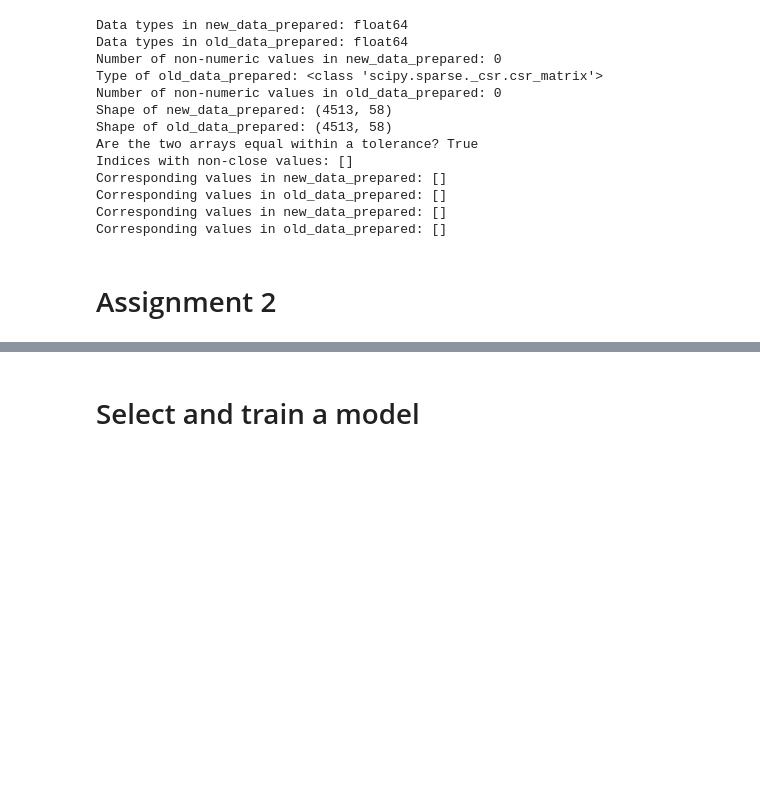
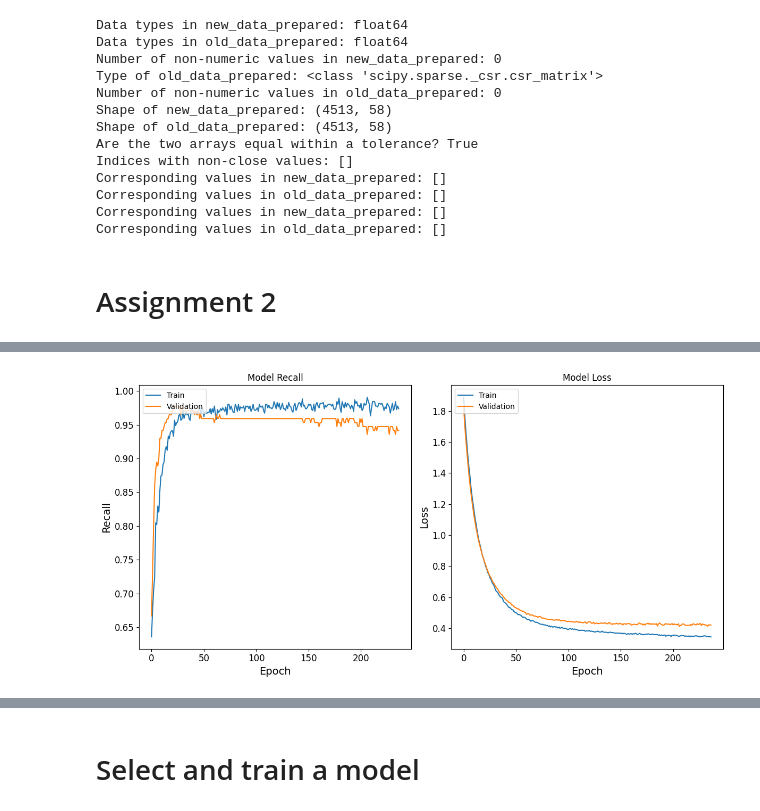
Before and after one commit to IuliaCipleu/Detect-Software-Conflict-with-Tensorflow, a Jupyter notebook: CipleuIuliaOlivia.ipynb, the cells around one changed output, grey strips where cells are left out. Drawn from its saved outputs; the diff is of its cells as text; code cells hidden in the pictures; blank space fills up the shorter version.

```diff
--- a/CipleuIuliaOlivia.ipynb
+++ b/CipleuIuliaOlivia.ipynb
@@ -1991,0 +1975,79 @@ Test Recall: 0.96875
+# %%
+import tensorflow as tf
+from sklearn.model_selection import train_test_split
+import numpy as np
+import matplotlib.pyplot as plt
+from sklearn.utils import class_weight
+
+# Split the preprocessed data into training and testing sets
+X_train, X_test, y_train, y_test = train_test_split(X_processed, y, test_size=0.2, random_state=42)
+
+# Define the TensorFlow model architecture with reduced complexity and regularization
+model = tf.keras.Sequential([
+    tf.keras.layers.Dense(64, activation='relu', input_shape=(X_train.shape[1],), kernel_regularizer=tf.keras.regularizers.l2(0.01)),
+    tf.keras.layers.Dropout(0.2),
+    tf.keras.layers.Dense(64, activation='relu', kernel_regularizer=tf.keras.regularizers.l2(0.01)),
+    tf.keras.layers.Dropout(0.2),
+    tf.keras.layers.Dense(1, activation='sigmoid')
+])
+
+# Compile the model with Adam optimizer and reduced initial learning rate
+initial_learning_rate = 0.0001
+custom_optimizer = tf.keras.optimizers.Adam(learning_rate=initial_learning_rate)
+model.compile(optimizer=custom_optimizer, loss='binary_crossentropy', metrics=[tf.keras.metrics.Recall(name='recall')])
+
+# Define callbacks for early stopping and learning rate reduction
+early_stopping = tf.keras.callbacks.EarlyStopping(
+    monitor='val_loss', patience=30, restore_best_weights=True)
+reduce_lr = tf.keras.callbacks.ReduceLROnPlateau(
+    monitor='val_loss', factor=0.2, patience=10, min_lr=0.0001)
+
+# Calculate class weights
+class_weights = class_weight.compute_class_weight(class_weight='balanced', classes=np.unique(y_train), y=y_train)
+class_weights_dict = {i: class_weights[i] for i in range(len(class_weights))}
+
+# Convert y_train to NumPy array
+y_train = y_train.values
+
+# Train the model with class weights and additional callbacks
+history = model.fit(X_train, y_train, epochs=300, validation_split=0.2,
+                    class_weight=class_weights_dict, callbacks=[early_stopping, reduce_lr])
+
+# Evaluate the model on the training set
+train_loss, train_recall = model.evaluate(X_train, y_train)
+
+# Ensure that y_test has the correct shape
+if not isinstance(y_test, np.ndarray):
+    y_test = np.array(y_test)
+assert y_test.ndim == 1, "y_test should be a 1D array"
+
+# Evaluate the model on the test set
+test_loss, test_recall = model.evaluate(X_test, y_test)
+
+print("Training Loss:", train_loss)
+print("Training Recall:", train_recall)
+print("Test Loss:", test_loss)
+print("Test Recall:", test_recall)
+
+# Plot training history
+plt.figure(figsize=(12, 6))
+
+plt.subplot(1, 2, 1)
+plt.plot(history.history['recall'])
+plt.plot(history.history['val_recall'])
+plt.title('Model Recall')
+plt.ylabel('Recall')
+plt.xlabel('Epoch')
+plt.legend(['Train', 'Validation'], loc='upper left')
+
+plt.subplot(1, 2, 2)
+plt.plot(history.history['loss'])
+plt.plot(history.history['val_loss'])
+plt.title('Model Loss')
+plt.ylabel('Loss')
+plt.xlabel('Epoch')
+plt.legend(['Train', 'Validation'], loc='upper left')
+
+plt.tight_layout()
+plt.show()
+# %% [output]
@@ -1991,0 +2072 @@ Test Recall: 0.96875
+[figure, added]
```
Also changed, not shown: parts of 13 cells of this notebook.
